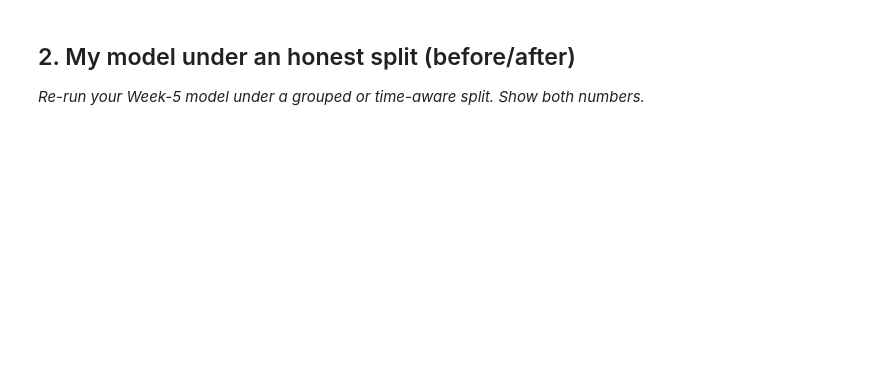
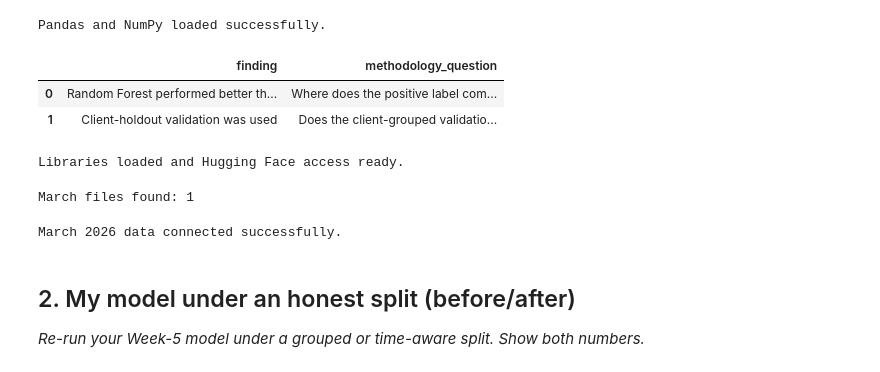
Before and after one commit to BarnaliBhowmik/FlyRank_ML, a Jupyter notebook: work/notebooks/w06_validation_audit.ipynb, the cells around one changed output. Drawn from its saved outputs; the diff is of its cells as text; code cells hidden in the pictures; blank space fills up the shorter version.

Commit message:
Validation and Research Claim Audit

```diff
--- a/work/notebooks/w06_validation_audit.ipynb
+++ b/work/notebooks/w06_validation_audit.ipynb
@@ -13,6 +50,80 @@ This skeleton is yours to fill. Work the sections **in order** — each one has
 # %%
 # This cell is for CODE (numbers, a query, a check).
 # Write your text answer in the cell ABOVE this one — typing sentences here breaks Run All.
+# %%
+import pandas as pd
+import numpy as np
+
+print("Pandas and NumPy loaded successfully.")
+# %% [output]
+Pandas and NumPy loaded successfully.
+# %%
+# Section 1 check: record the two methodology questions as simple audit items.
+
+paper_audit = pd.DataFrame({
+    "finding": [
+        "Random Forest performed better than the baseline",
+        "Client-holdout validation was used"
+    ],
+    "methodology_question": [
+        "Where does the positive label come from, and does it overlap with feature information?",
+        "Does the client-grouped validation design fully support the scope of the claim?"
+    ]
+})
+
+paper_audit
+# %% [output]
+|  | finding | methodology_question |
+| 0 | Random Forest performed better th... | Where does the positive label com... |
+| 1 | Client-holdout validation was used | Does the client-grouped validatio... |
+# %%
+!pip -q install duckdb huggingface_hub pyarrow
+
+import duckdb
+import pandas as pd
+import numpy as np
+import pyarrow.dataset as ds
+
+from huggingface_hub import HfFileSystem
+from google.colab import userdata
+
+HF_TOKEN = userdata.get("HF_TOKEN")
+
+if not HF_TOKEN:
+    raise ValueError("HF_TOKEN was not found in Colab Secrets.")
+
+fs = HfFileSystem(token=HF_TOKEN)
+
+print("Libraries loaded and Hugging Face access ready.")
+# %% [output]
+Libraries loaded and Hugging Face access ready.
+# %%
+march_path = (
+    "datasets/FlyRank/internship-warehouse/"
+    "fact_content_daily_performance/month=2026-03/"
+)
+
+march_files = fs.glob(march_path + "*.parquet")
+
+print("March files found:", len(march_files))
+# %% [output]
+March files found: 1
+# %%
+march_file = march_files[0]
+march_uri = "hf://" + march_file
+
+march_dataset = ds.dataset(
+    march_uri,
+    format="parquet",
+    filesystem=fs
+)
+
+con = duckdb.connect()
+con.register("march_data", march_dataset)
+
+print("March 2026 data connected successfully.")
+# %% [output]
+March 2026 data connected successfully.
 # %% [markdown]
 ## 2. My model under an honest split (before/after)
 
```
Also changed, not shown: parts of 15 cells of this notebook.
